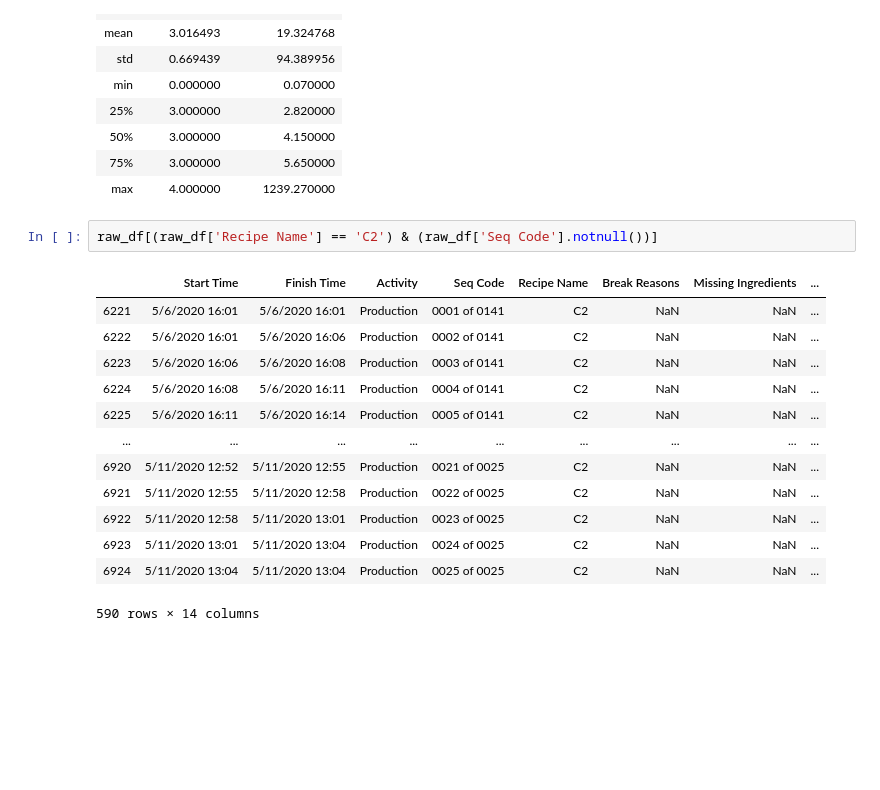
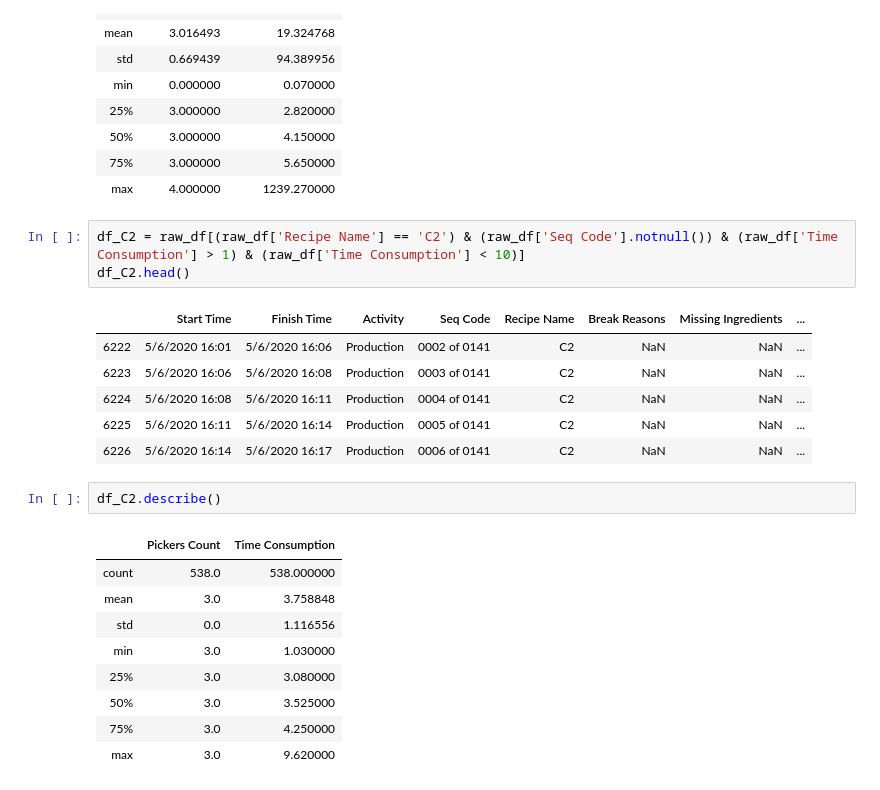
Before and after one commit to QPeiran/predicting_mks_speed, a Jupyter notebook: recipe_speed_pre.ipynb, the cells around one changed output. Cells and saved outputs as stored; diff of their text form; blank space fills up the shorter version.

Commit message:
print all recipe's swarm & kde plot -- excluded dolly finish time under 1 min and over 10 min

```diff
--- a/recipe_speed_pre.ipynb
+++ b/recipe_speed_pre.ipynb
@@ -37,18 +38,24 @@ raw_df.describe()
 | 75% | 3.000000 | 5.650000 |
 | max | 4.000000 | 1239.270000 |
 # %%
-raw_df[(raw_df['Recipe Name'] == 'C2') & (raw_df['Seq Code'].notnull())]
+df_C2 = raw_df[(raw_df['Recipe Name'] == 'C2') & (raw_df['Seq Code'].notnull()) & (raw_df['Time Consumption'] > 1) & (raw_df['Time Consumption'] < 10)]
+df_C2.head()
 # %% [output]
 |  | Start Time | Finish Time | Activity | Seq Code | Recipe Name | Break Reasons | Missing Ingredients | ... |
-| 6221 | 5/6/2020 16:01 | 5/6/2020 16:01 | Production | 0001 of 0141 | C2 | NaN | NaN | ... |
 | 6222 | 5/6/2020 16:01 | 5/6/2020 16:06 | Production | 0002 of 0141 | C2 | NaN | NaN | ... |
 | 6223 | 5/6/2020 16:06 | 5/6/2020 16:08 | Production | 0003 of 0141 | C2 | NaN | NaN | ... |
 | 6224 | 5/6/2020 16:08 | 5/6/2020 16:11 | Production | 0004 of 0141 | C2 | NaN | NaN | ... |
 | 6225 | 5/6/2020 16:11 | 5/6/2020 16:14 | Production | 0005 of 0141 | C2 | NaN | NaN | ... |
-| ... | ... | ... | ... | ... | ... | ... | ... | ... |
-| 6920 | 5/11/2020 12:52 | 5/11/2020 12:55 | Production | 0021 of 0025 | C2 | NaN | NaN | ... |
-| 6921 | 5/11/2020 12:55 | 5/11/2020 12:58 | Production | 0022 of 0025 | C2 | NaN | NaN | ... |
-| 6922 | 5/11/2020 12:58 | 5/11/2020 13:01 | Production | 0023 of 0025 | C2 | NaN | NaN | ... |
-| 6923 | 5/11/2020 13:01 | 5/11/2020 13:04 | Production | 0024 of 0025 | C2 | NaN | NaN | ... |
-| 6924 | 5/11/2020 13:04 | 5/11/2020 13:04 | Production | 0025 of 0025 | C2 | NaN | NaN | ... |
+| 6226 | 5/6/2020 16:14 | 5/6/2020 16:17 | Production | 0006 of 0141 | C2 | NaN | NaN | ... |
-590 rows × 14 columns
+# %%
+df_C2.describe()
+# %% [output]
+|  | Pickers Count | Time Consumption |
+| count | 538.0 | 538.000000 |
+| mean | 3.0 | 3.758848 |
+| std | 0.0 | 1.116556 |
+| min | 3.0 | 1.030000 |
+| 25% | 3.0 | 3.080000 |
+| 50% | 3.0 | 3.525000 |
+| 75% | 3.0 | 4.250000 |
+| max | 3.0 | 9.620000 |
```
Also changed, not shown: parts of 6 cells of this notebook, 1 other file.
